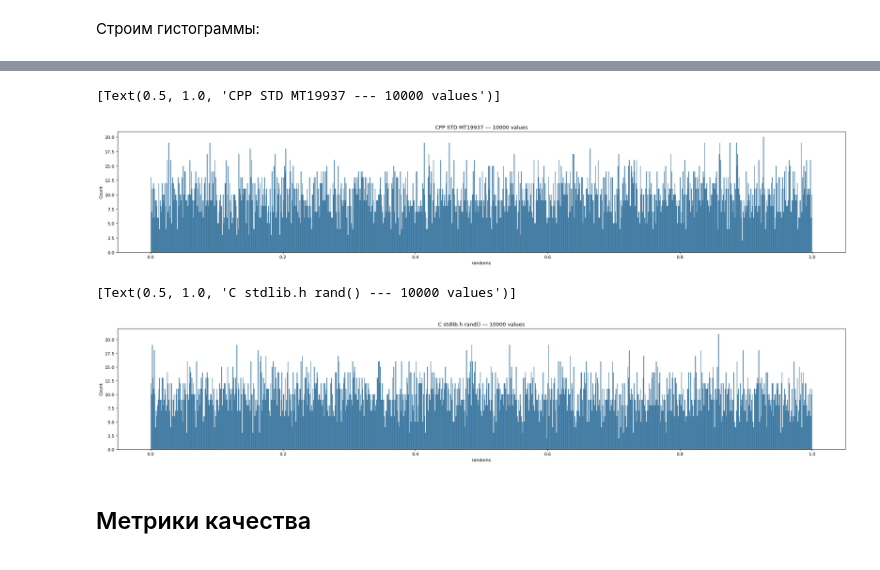
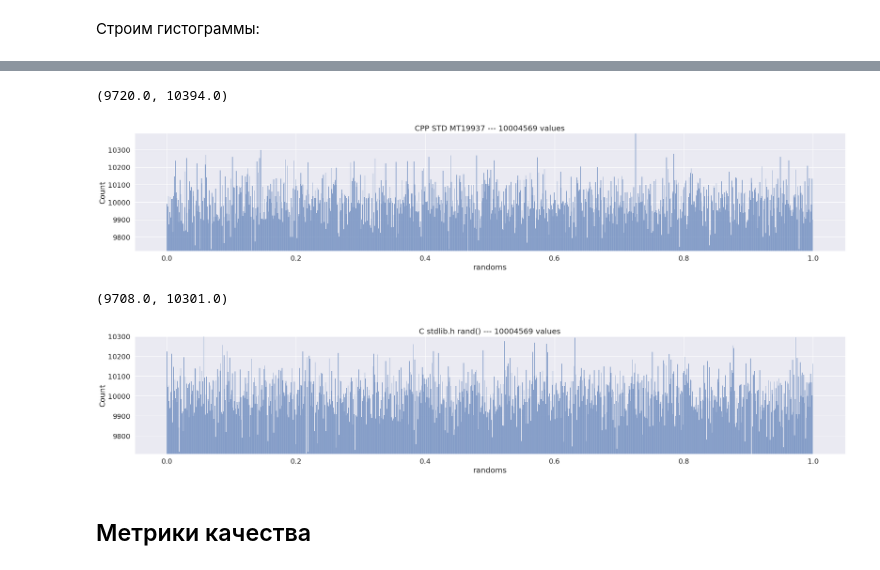
Before and after one commit to JoelWillLiveForever/nikulin, a Jupyter notebook: cpp/2_pi_monte_carlo/histogram/research_generators.ipynb, the cells around one changed output, grey strips where cells are left out. Saved outputs shown, nothing was run; the diff lists cells and outputs as text; code cells hidden in the pictures.

```diff
--- a/cpp/2_pi_monte_carlo/histogram/research_generators.ipynb
+++ b/cpp/2_pi_monte_carlo/histogram/research_generators.ipynb
@@ -23,7 +23,7 @@ import subprocess
 ### Генерируем точки + строим графики и изображения
 # %%
 #total_points_sqrt = 3163
-total_points_sqrt = 100
+total_points_sqrt = 3163
 total_points = total_points_sqrt * total_points_sqrt
 
 print(total_points)
@@ -109,5 +124,13 @@ max          0.999985
 Name: randoms, dtype: float64
 # %% [markdown]
 Строим гистограммы:
+# %%
+bins = 1000
+bins_ranges = np.arange(start=0, stop=1, step=1 / bins)
+# %%
+hist_x64, bins_ranges = np.histogram(x64.to_numpy(), bins_ranges)
+hist_x1024, bins_ranges = np.histogram(x1024.to_numpy(), bins_ranges)
+hist_mt19937, bins_ranges = np.histogram(mt19937.to_numpy(), bins_ranges)
+hist_rand, bins_ranges = np.histogram(rand.to_numpy(), bins_ranges)
 # %%
 plt.figure(figsize=(30, 5), dpi=80)
@@ -163,11 +188,12 @@ img.save('XORShift1024_' + str(total_points) + '_values.png')
 # display(img)
 # %%
 plt.figure(figsize=(30, 5), dpi=80)
-sns.histplot(data=mt19937, x="randoms", bins=1000).set(title='CPP STD MT19937 --- ' + str(total_points) + ' values')
-# plt.ylim(bottom=9500, top=10550)
+sns.histplot(data=mt19937, x="randoms", bins=bins).set(title='CPP STD MT19937 --- ' + str(total_points) + ' values')
+
+plt.ylim(bottom=np.min(hist_mt19937), top=np.max(hist_mt19937))
 # %% [output]
-[Text(0.5, 1.0, 'CPP STD MT19937 --- 10000 values')]
+(9720.0, 10394.0)
-[figure, old version]
+[figure, new version]
 # %%
 data = 255 * np.array(mt19937)
 data = np.uint8(data)
@@ -180,11 +206,12 @@ img.save('MT19937_' + str(total_points) + '_values.png')
 # display(img)
 # %%
 plt.figure(figsize=(30, 5), dpi=80)
-sns.histplot(data=rand, x="randoms", bins=1000).set(title='C stdlib.h rand() --- ' + str(total_points) + ' values')
-# plt.ylim(bottom=9500, top=10550)
+sns.histplot(data=rand, x="randoms", bins=bins).set(title='C stdlib.h rand() --- ' + str(total_points) + ' values')
+
+plt.ylim(bottom=np.min(hist_rand), top=np.max(hist_rand))
 # %% [output]
-[Text(0.5, 1.0, 'C stdlib.h rand() --- 10000 values')]
+(9708.0, 10301.0)
-[figure, old version]
+[figure, new version]
 # %%
 data = 255 * np.array(rand)
 data = np.uint8(data)
```
Also changed, not shown: parts of 21 cells of this notebook.
